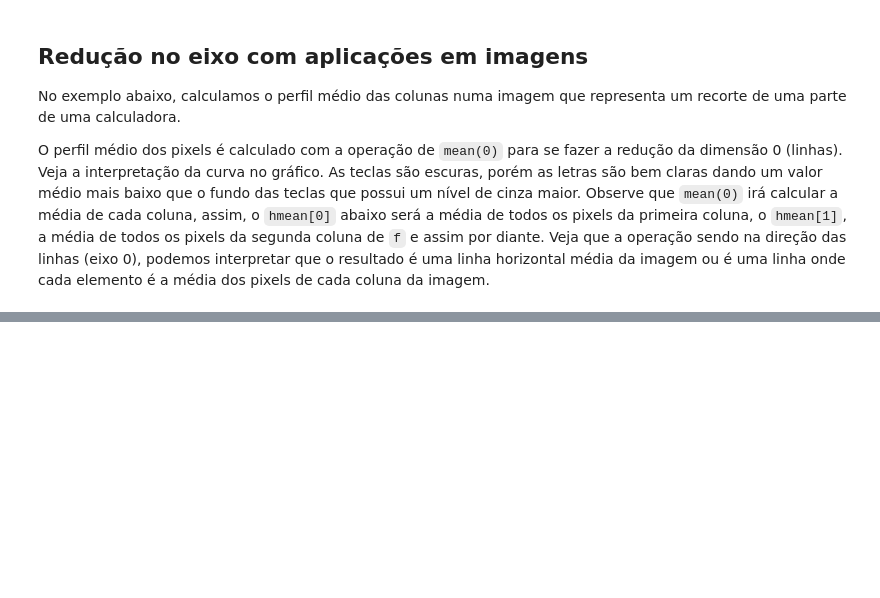
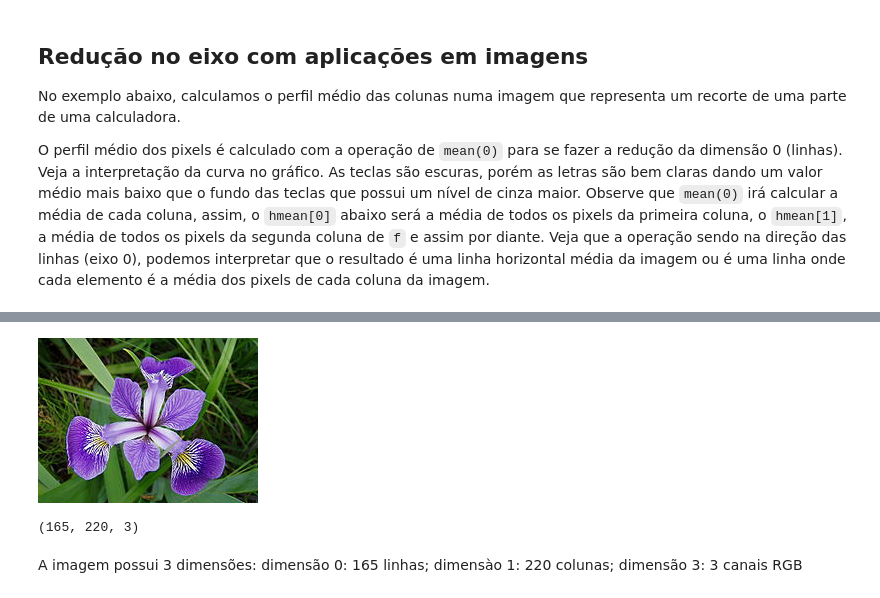
Before and after one commit to robertoalotufo/ia898, a Jupyter notebook: master/tutorial_numpy_1_5a.ipynb, the cells around one changed output, grey strips where cells are left out. Drawn from its saved outputs; the diff is of its cells as text; code cells hidden in the pictures; blank space fills up the shorter version.

```diff
--- a/master/tutorial_numpy_1_5a.ipynb
+++ b/master/tutorial_numpy_1_5a.ipynb
@@ -162,0 +174,12 @@ plt.title('f.mean(0), valor médio de cada coluna');
+# %%
+img_pil = Image.open('Iris_versicolor.jpg')
+img_pil
+# %% [output]
+[figure, added]
+# %%
+img = np.array(img_pil)
+img.shape
+# %% [output]
+(165, 220, 3)
+# %% [markdown]
+A imagem possui 3 dimensões: dimensão 0: 165 linhas; dimensào 1: 220 colunas; dimensão 3: 3 canais RGB
```
Also changed, not shown: parts of 18 cells of this notebook.
